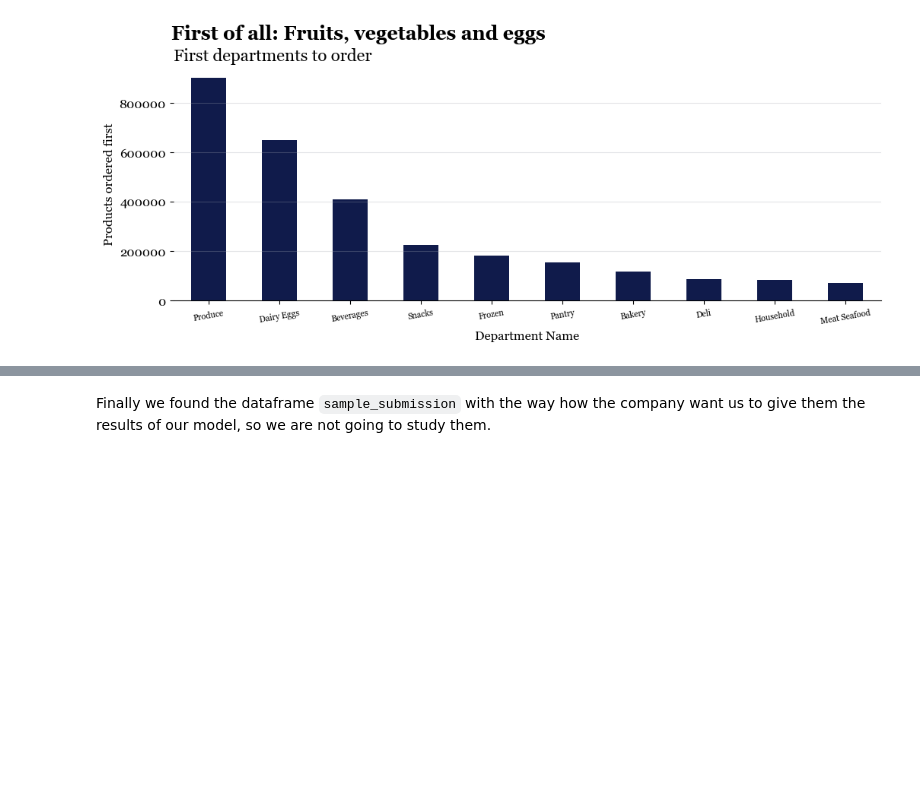
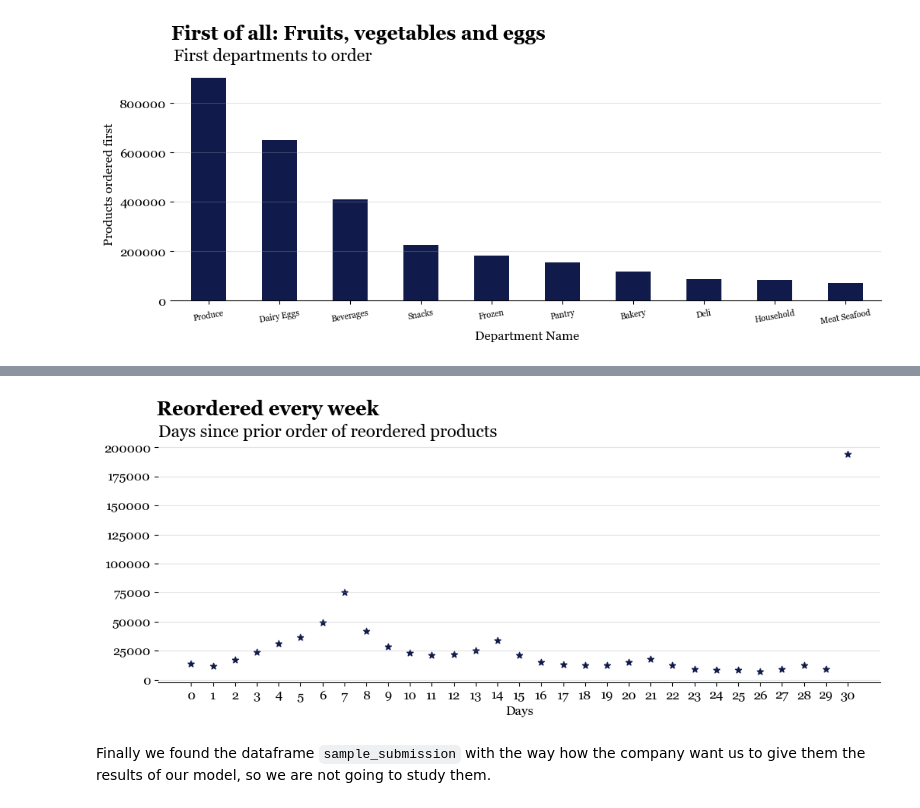
Before and after one commit to juanramosdataexpert/InstacartMarketBasketAnalysis, a Jupyter notebook: Notebooks/EDA.ipynb, the cells around one changed output, grey strips where cells are left out. Cells and saved outputs as stored; diff of their text form; code cells hidden in the pictures; blank space fills up the shorter version.

```diff
--- a/Notebooks/EDA.ipynb
+++ b/Notebooks/EDA.ipynb
@@ -1028,2 +1097,25 @@ Talking about the first products people ordered, are a little bit different from
+# %%
+# Count days since prior orders
+reordered_since_prior = reordered_filter['Days_Since_Prior_Order'].value_counts(
+)
+
+fig, ax = plt.subplots(figsize=[12, 4])
+plt.suptitle('Reordered every week',
+             size=18, ha='left', weight='bold',
+             x=0.123, y=1.02)
+plt.title('Days since prior order of reordered products',
+          loc='left', size=16)
+plt.scatter(reordered_since_prior.index,
+            reordered_since_prior,
+            color=juan_colors[0],
+            marker='*')
+plt.xlabel('Days')
+plt.xticks(range(31))
+plt.grid(color=juan_colors[2], alpha=0.3,
+         axis='y')
+ax.spines[['top', 'left', 'right']].set_visible(False)
+plt.show()
+# %% [output]
+[figure, added]
 # %% [markdown]
 Finally we found the dataframe `sample_submission` with the way how the company want us to give them the results of our model, so we are not going to study them.
```
Also changed, not shown: parts of 4 cells of this notebook.
